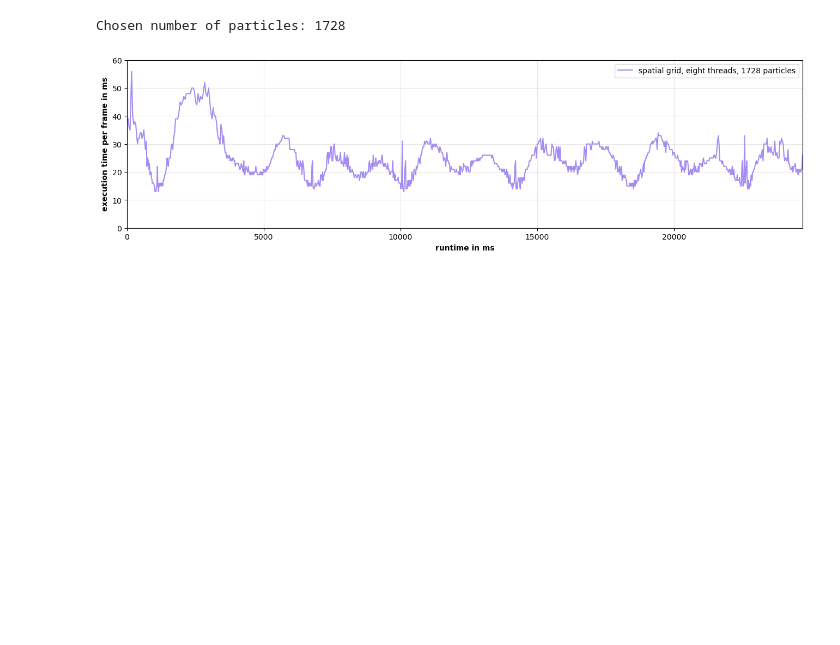
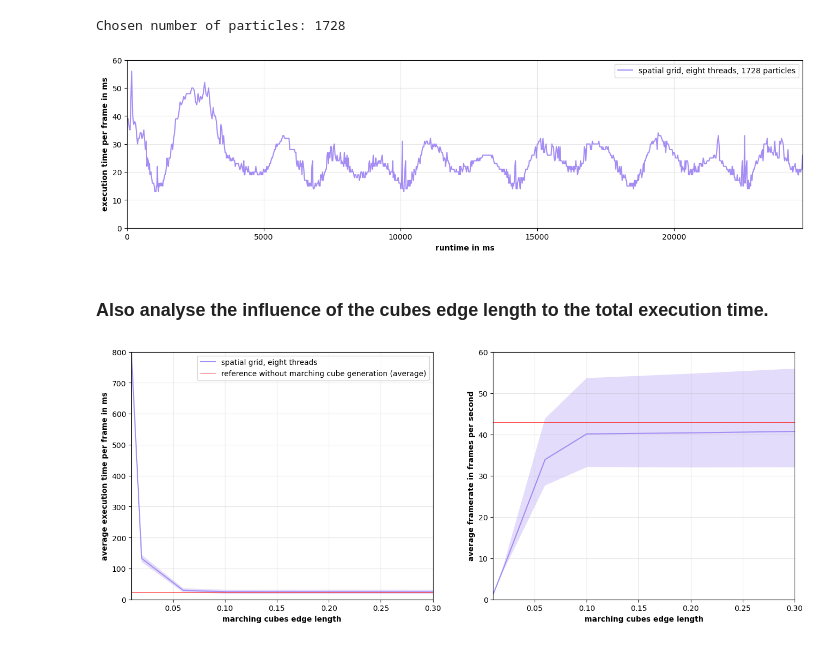
Before and after one commit to startbit96/rtgp-fluid-simulation, a Jupyter notebook: doc/performance_analysis/performance_analysis.ipynb, the cells around one changed output. Drawn from its saved outputs; the diff is of its cells as text; code cells hidden in the pictures; blank space fills up the shorter version.

Commit message:
added performance analysis marching cubes

```diff
--- a/doc/performance_analysis/performance_analysis.ipynb
+++ b/doc/performance_analysis/performance_analysis.ipynb
@@ -13,6 +13,8 @@ import seaborn as sns
 # %%
 # The here defined number of particles need to match with the order of the provided filenames.
 number_of_particles = [216, 512, 1000, 1728, 4096]
+# The same applies to the varying edge lengths of the marching cubes.
+marching_cubes_edge_length = [0.01, 0.02, 0.06, 0.1, 0.2, 0.3]
 # We analyse four different computation modes:
 # 1. brute force implementation, one thread
 # 2. brute force implementation, eight threads
@@ -47,6 +49,14 @@ filenames_spatial_grid_eight_threads = [
     "./data/spatial_grid_eight_threads_1728_particles.csv",
     "./data/spatial_grid_eight_threads_4096_particles.csv"
 ]
+filenames_spatial_grid_eight_threads_marching_cubes = [
+    "./data/spatial_grid_eight_threads_1728_particles_mc_size_0_01.csv",
+    "./data/spatial_grid_eight_threads_1728_particles_mc_size_0_02.csv",
+    "./data/spatial_grid_eight_threads_1728_particles_mc_size_0_06.csv",
+    "./data/spatial_grid_eight_threads_1728_particles_mc_size_0_1.csv",
+    "./data/spatial_grid_eight_threads_1728_particles_mc_size_0_2.csv",
+    "./data/spatial_grid_eight_threads_1728_particles_mc_size_0_3.csv",
+]
 # %%
 # Each imported file has multiple rows. The entry in the function column indicates what function
 # was measured. We need to map this function name to a better understandable name / a name that we
@@ -101,6 +111,7 @@ df_collection_brute_force_one_thread = read_data(filenames_brute_force_one_threa
 df_collection_brute_force_eight_threads = read_data(filenames_brute_force_eight_threads)
 df_collection_spatial_grid_one_thread = read_data(filenames_spatial_grid_one_thread)
 df_collection_spatial_grid_eight_threads = read_data(filenames_spatial_grid_eight_threads)
+df_collection_marching_cube_analysis = read_data(filenames_spatial_grid_eight_threads_marching_cubes)
 # %%
 # A helper function to get the area of the standard deviation.
 def sum_of_lists (list1, list2):
@@ -134,6 +145,10 @@ total_execution_time_spatial_grid_eight_threads_average = get_execution_time(df_
 total_execution_time_spatial_grid_eight_threads_min = get_execution_time(df_collection_spatial_grid_eight_threads, "total execution time", "min")
 total_execution_time_spatial_grid_eight_threads_max = get_execution_time(df_collection_spatial_grid_eight_threads, "total execution time", "max")
 total_execution_time_spatial_grid_eight_threads_std = get_execution_time(df_collection_spatial_grid_eight_threads, "total execution time", "std")
+total_execution_time_marching_cubes_average = get_execution_time(df_collection_marching_cube_analysis, "total execution time", "average")
+total_execution_time_marching_cubes_min = get_execution_time(df_collection_marching_cube_analysis, "total execution time", "min")
+total_execution_time_marching_cubes_max = get_execution_time(df_collection_marching_cube_analysis, "total execution time", "max")
+total_execution_time_marching_cubes_std = get_execution_time(df_collection_marching_cube_analysis, "total execution time", "std")
 
 # We calculated the execution time until now, now transform it to the fps. Note that the min and max has to be switched.
 # The std will be calculated differently here.
@@ -157,6 +172,11 @@ fps_spatial_grid_eight_threads_min = [1/(x / 1000) for x in total_execution_time
 fps_spatial_grid_eight_threads_max = [1/(x / 1000) for x in total_execution_time_spatial_grid_eight_threads_min]
 fps_spatial_grid_eight_threads_std_min = [1/(x / 1000) for x in sub_of_lists(total_execution_time_spatial_grid_eight_threads_average, total_execution_time_spatial_grid_eight_threads_std)]
 fps_spatial_grid_eight_threads_std_max = [1/(x / 1000) for x in sum_of_lists(total_execution_time_spatial_grid_eight_threads_average, total_execution_time_spatial_grid_eight_threads_std)]
+fps_marching_cubes_average = [1/(x / 1000) for x in total_execution_time_marching_cubes_average]
+fps_marching_cubes_min = [1/(x / 1000) for x in total_execution_time_marching_cubes_max]
+fps_marching_cubes_max = [1/(x / 1000) for x in total_execution_time_marching_cubes_min]
+fps_marching_cubes_std_min = [1/(x / 1000) for x in sub_of_lists(total_execution_time_marching_cubes_average, total_execution_time_marching_cubes_std)]
+fps_marching_cubes_std_max = [1/(x / 1000) for x in sum_of_lists(total_execution_time_marching_cubes_average, total_execution_time_marching_cubes_std)]
 # %% [markdown]
 ## Plot the data.
 # %%
@@ -252,3 +272,52 @@ fig.savefig("./execution_time_over_time.png", bbox_inches="tight")
 # %% [output]
 Chosen number of particles: 1728
 [figure]
+# %% [markdown]
+### Also analyse the influence of the cubes edge length to the total execution time.
+# %%
+fig, (ax1, ax2) = plt.subplots(1, 2, figsize=(16,6))
+# We want a color palette.
+# https://stackoverflow.com/questions/43064524/plotting-shaded-uncertainty-region-in-line-plot-in-matplotlib-when-data-has-nans
+clrs = sns.color_palette("husl", 4)
+
+# Get the reference value for execution time and fps.
+reference_total_execution_time = total_execution_time_spatial_grid_eight_threads_average[3]
+reference_fps = fps_spatial_grid_eight_threads_average[3]
+
+# Plot at first the execution time.
+# spatial grid, eight threads
+ax1.plot(marching_cubes_edge_length, total_execution_time_marching_cubes_average, label="spatial grid, eight threads", c=clrs[3])
+ax1.fill_between(marching_cubes_edge_length, sub_of_lists(total_execution_time_marching_cubes_average, total_execution_time_marching_cubes_std),
+                sum_of_lists(total_execution_time_marching_cubes_average, total_execution_time_marching_cubes_std),
+                alpha=0.3, facecolor=clrs[3])
+ax1.plot([min(marching_cubes_edge_length), max(marching_cubes_edge_length)], [reference_total_execution_time, reference_total_execution_time],
+         label="reference without marching cube generation (average)", c="r", linewidth=0.5)
+
+# Now plot the fps.
+# spatial grid, eight threads
+ax2.plot(marching_cubes_edge_length, fps_marching_cubes_average, label="spatial grid, eight threads", c=clrs[3])
+ax2.fill_between(marching_cubes_edge_length, fps_marching_cubes_std_min, fps_marching_cubes_std_max,
+                alpha=0.3, facecolor=clrs[3])
+ax2.plot([min(marching_cubes_edge_length), max(marching_cubes_edge_length)], [reference_fps, reference_fps],
+         label="reference without marching cube generation (average)", c="r", linewidth=0.5)
+
+# General visual settings.
+label_weight = "bold"
+xlabel = "marching cubes edge length"
+ax1.set_xlabel(xlabel, weight=label_weight)
+ax2.set_xlabel(xlabel, weight=label_weight)
+ax1.set_ylabel("average execution time per frame in ms", weight=label_weight)
+ax2.set_ylabel("average framerate in frames per second", weight=label_weight)
+xlim = [min(marching_cubes_edge_length), max(marching_cubes_edge_length)]
+ax1.set_xlim(xlim)
+ax2.set_xlim(xlim)
+ax1.set_ylim([0, 800])
+ax2.set_ylim([0, 60])
+grid_alpha = 0.3
+ax1.grid(alpha=grid_alpha)
+ax2.grid(alpha=grid_alpha)
+ax1.legend()
+plt.show()
+fig.savefig("./marching_cube_analysis.png", bbox_inches="tight")
+# %% [output]
+[figure, added]
```
Also changed, not shown: 9 other files.
